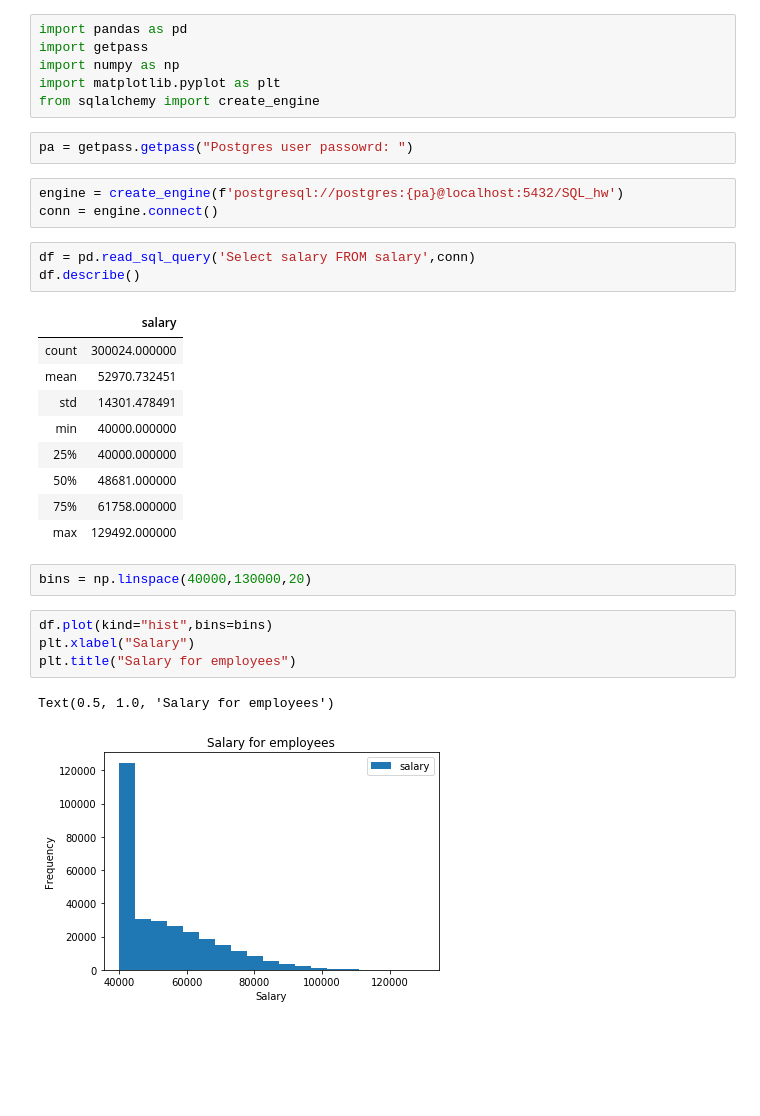
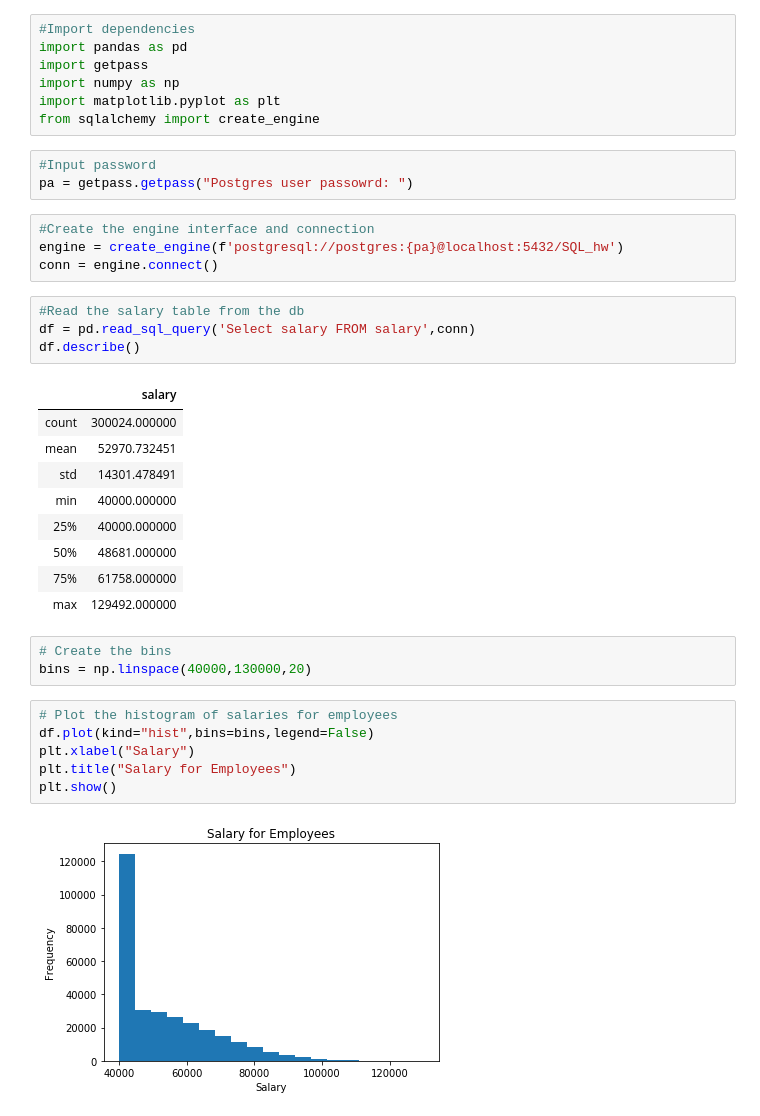
Before and after one commit to JeremyBrent/SQL_challenge, a Jupyter notebook: analysis.ipynb, the cells around one changed output. Cells and saved outputs as stored; diff of their text form; blank space fills up the shorter version.

```diff
--- a/analysis.ipynb
+++ b/analysis.ipynb
@@ -1,15 +1,19 @@
 # %%
+#Import dependencies
 import pandas as pd
 import getpass
 import numpy as np
 import matplotlib.pyplot as plt
 from sqlalchemy import create_engine
 # %%
+#Input password
 pa = getpass.getpass("Postgres user passowrd: ")
 # %%
+#Create the engine interface and connection
 engine = create_engine(f'postgresql://postgres:{pa}@localhost:5432/SQL_hw')
 conn = engine.connect()
 # %%
+#Read the salary table from the db
 df = pd.read_sql_query('Select salary FROM salary',conn)
 df.describe()
 # %% [output]
@@ -23,12 +27,14 @@ df.describe()
 | 75% | 61758.000000 |
 | max | 129492.000000 |
 # %%
+# Create the bins
 bins = np.linspace(40000,130000,20)
 # %%
-df.plot(kind="hist",bins=bins)
+# Plot the histogram of salaries for employees
+df.plot(kind="hist",bins=bins,legend=False)
 plt.xlabel("Salary")
-plt.title("Salary for employees")
+plt.title("Salary for Employees")
+plt.show()
 # %% [output]
-Text(0.5, 1.0, 'Salary for employees')
-[figure, old version]
+[figure, new version]
 # %%
```
Also changed, not shown: parts of 10 cells of this notebook.
